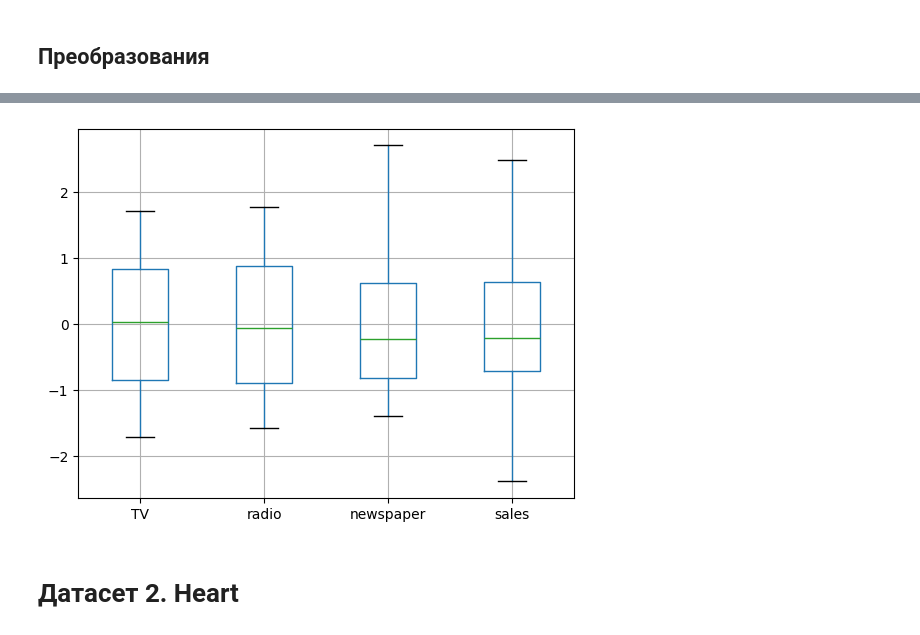
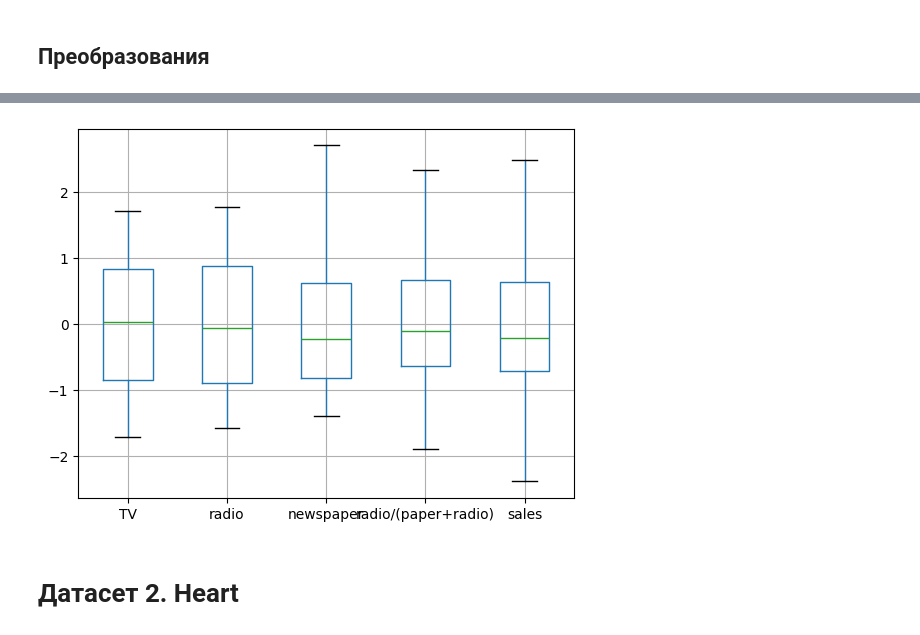
Before and after one commit to edelwiw/MachineLearning, a Jupyter notebook: Lab1.ipynb, the cells around one changed output, grey strips where cells are left out. Drawn from its saved outputs; the diff is of its cells as text; code cells hidden in the pictures.

Commit message:
first dataset processing complete. _modified - the one we use now

```diff
--- a/Lab1.ipynb
+++ b/Lab1.ipynb
@@ -260,0 +268,16 @@ sales      0.782224  0.576223   0.228299  1.000000
+# %%
+# приведем признаки к одному масштабу
+scaler = StandardScaler() # z-score normalization
+data[['TV', 'radio', 'newspaper', 'sales']] = scaler.fit_transform(data[['TV', 'radio', 'newspaper', 'sales']])
+
+# Вычисление IQR (Interquartile Range)
+Q1 = data['newspaper'].quantile(0.25)
+Q3 = data['newspaper'].quantile(0.75)
+IQR = Q3 - Q1
+
+# Удаление выбросов
+filtered_entries = ~((data['newspaper'] < (Q1 - 1.5 * IQR)) | (data['newspaper'] > (Q3 + 1.5 * IQR)))
+data = data[filtered_entries]
+
+data.boxplot()
+plt.show()
@@ -260,0 +293,8 @@ sales      0.782224  0.576223   0.228299  1.000000
+# %%
+# Введём новый признак.
+data_test['TV_stake'] = data['TV']/(data['TV'] + data['radio'] + data['newspaper'])
+data_test['radio_stake'] = data['radio']/(data['TV'] + data['radio'] + data['newspaper'])
+data_test['newspaper_stake'] = data['newspaper']/(data['TV'] + data['radio'] + data['newspaper'])
+data_test['overall'] = data['TV'] + data['radio'] + data['newspaper']
+data_test['radio/(paper+radio)'] = data['radio']/(data['radio']+data['newspaper'])
+data_test.head()
@@ -260,0 +323,4 @@ sales      0.782224  0.576223   0.228299  1.000000
+# %%
+# Финальный датасет
+final_dataset = data_test[['TV', 'radio', 'newspaper', 'radio/(paper+radio)', 'sales']].copy(deep=True)
+final_dataset.head()
@@ -261,8 +334,6 @@ sales      0.782224  0.576223   0.228299  1.000000
 # %%
 # приведем признаки к одному масштабу
 scaler = StandardScaler() # z-score normalization
-data[['TV', 'radio', 'newspaper', 'sales']] = scaler.fit_transform(data[['TV', 'radio', 'newspaper', 'sales']])
-
-data.boxplot()
-plt.show()
+final_dataset[['TV', 'radio', 'newspaper','radio/(paper+radio)', 'sales']] = scaler.fit_transform(final_dataset[['TV', 'radio',  'newspaper', 'radio/(paper+radio)', 'sales']])
+final_dataset.head()
 # %% [output]
@@ -272,15 +351,14 @@ plt.show()
 # %%
 # Вычисление IQR (Interquartile Range)
-Q1 = data['newspaper'].quantile(0.25)
-Q3 = data['newspaper'].quantile(0.75)
+Q1 = final_dataset['newspaper'].quantile(0.25)
+Q3 = final_dataset['newspaper'].quantile(0.75)
 IQR = Q3 - Q1
 
 # Удаление выбросов
+filtered_entries = ~((final_dataset['newspaper'] < (Q1 - 1.5 * IQR)) | (final_dataset['newspaper'] > (Q3 + 1.5 * IQR)))
+final_dataset = final_dataset[filtered_entries]
 
-filtered_entries = ~((data['newspaper'] < (Q1 - 1.5 * IQR)) | (data['newspaper'] > (Q3 + 1.5 * IQR)))
-data = data[filtered_entries]
-
-data.boxplot()
+final_dataset.boxplot()
 plt.show()
 # %% [output]
-[figure, old version]
+[figure, new version]
```
Also changed, not shown: parts of 15 cells of this notebook, 1 other file.
